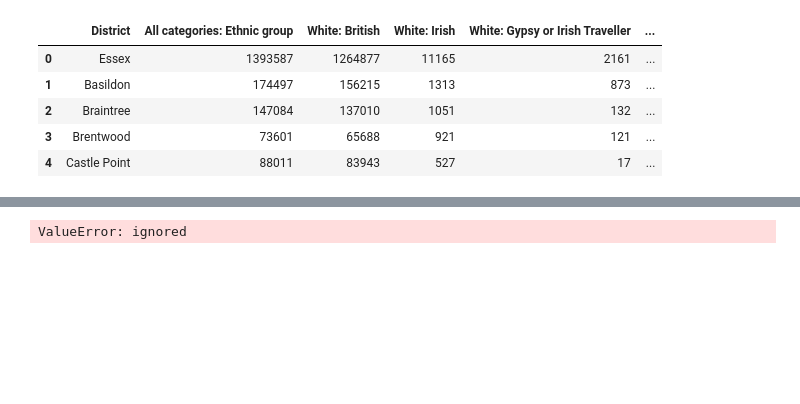
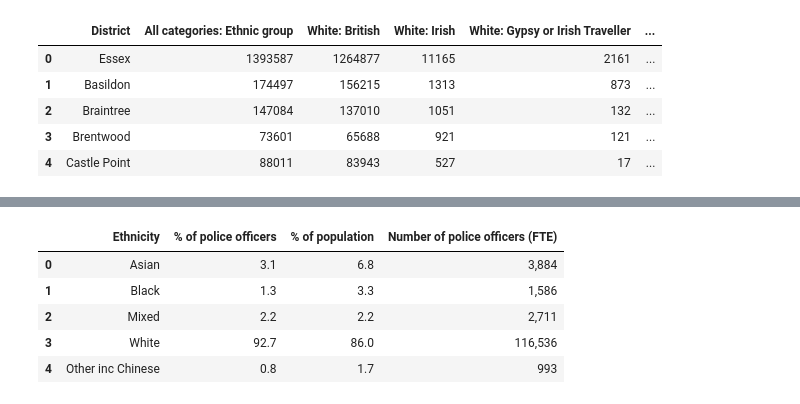
Before and after one commit to arunravi8595/Data-science-decision-making, a Jupyter notebook: Assignment/Assignment.ipynb, the cells around one changed output, grey strips where cells are left out. Saved outputs shown, nothing was run; the diff lists cells and outputs as text; code cells hidden in the pictures; blank space fills up the shorter version.

```diff
--- a/Assignment/Assignment.ipynb
+++ b/Assignment/Assignment.ipynb
@@ -110,4 +110,0 @@ Census_data.head()
-# %%
-sns.countplot(x="Essex", data = Census_data)
-# %% [output]
-ValueError: ignored
@@ -113,0 +119,9 @@ ValueError: ignored
+# %%
+Workforce_data.head()
+# %% [output]
+|  | Ethnicity | % of police officers | % of population | Number of police officers (FTE) |
+| 0 | Asian | 3.1 | 6.8 | 3,884 |
+| 1 | Black | 1.3 | 3.3 | 1,586 |
+| 2 | Mixed | 2.2 | 2.2 | 2,711 |
+| 3 | White | 92.7 | 86.0 | 116,536 |
+| 4 | Other inc Chinese | 0.8 | 1.7 | 993 |
```
Also changed, not shown: parts of 9 cells of this notebook.
